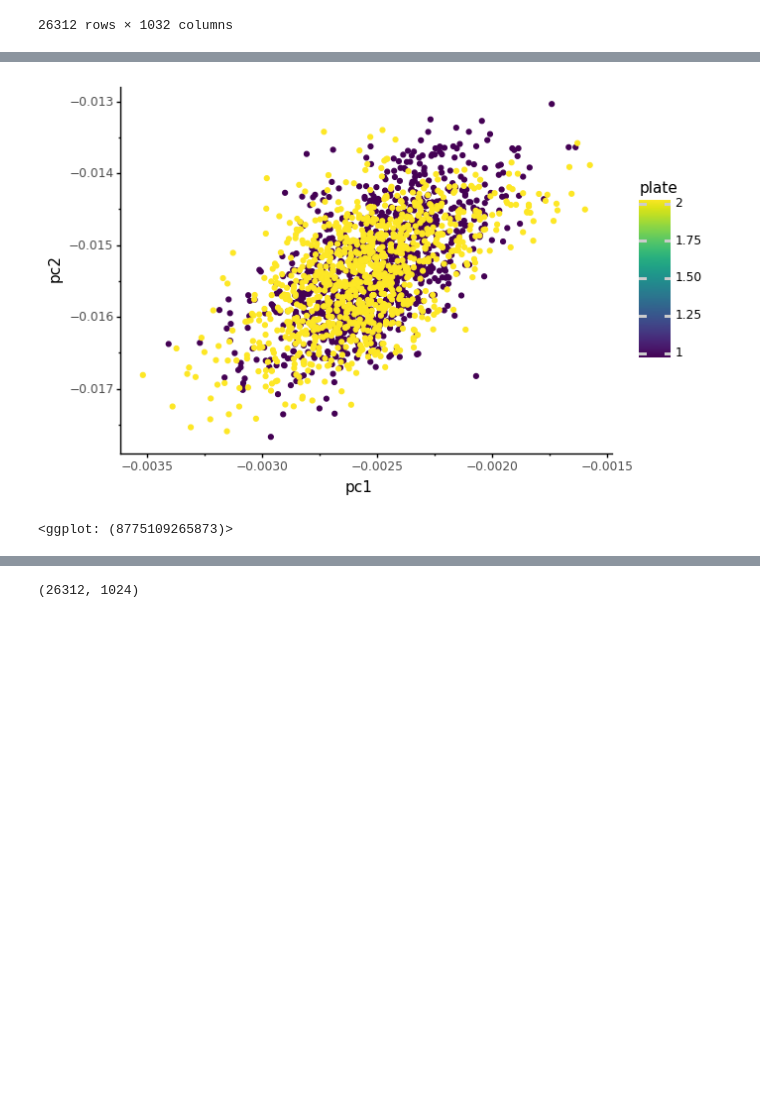
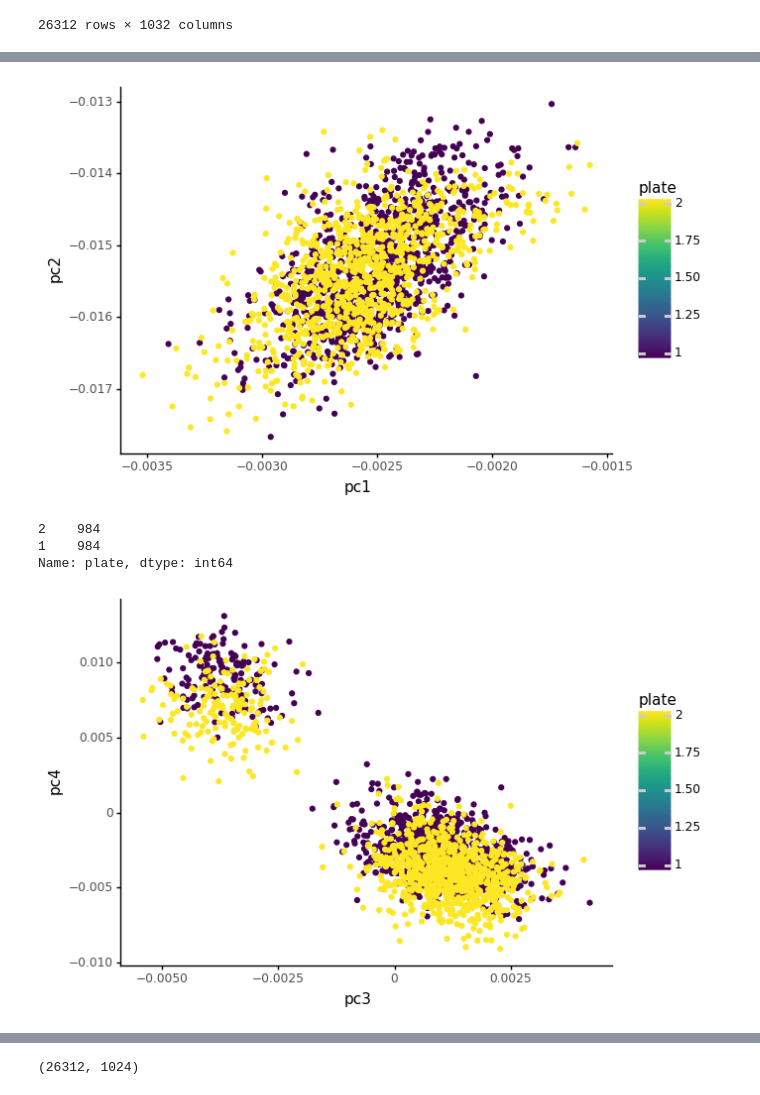
Before and after one commit to djhshih/rxrx-covid, a Jupyter notebook: explore.ipynb, the cells around one changed output, grey strips where cells are left out. Saved outputs shown, nothing was run; the diff lists cells and outputs as text; code cells hidden in the pictures; blank space fills up the shorter version.

```diff
--- a/explore.ipynb
+++ b/explore.ipynb
@@ -123,6 +157,5 @@ Name: disease_condition, Length: 26312, dtype: object
 # %%
-idx = np.where(sample_data.columns == 'feature_0')
-features = sample_data.iloc[:, 8:]
-features.head()
-features.shape
+idx = np.where(sample_data.columns == 'feature_0')[0].item()
+features = sample_data.iloc[:, idx:]
+features
 # %% [output]
@@ -130,5 +175,5 @@ features.shape
 # %%
-pheno = sample_data.iloc[:, :8]
+pheno = sample_data.iloc[:, :idx]
 pheno
 # %% [output]
 |  | site_id | well_id | cell_type | experiment | plate | well | site | disease_condition |
@@ -208,7 +250,20 @@ print(
 )
 # %% [output]
 [figure]
-<ggplot: (8775109265873)>
+# %%
+print(df[df.experiment == 'VERO-1'].plate.value_counts())
+# %% [output]
+2    984
+1    984
+Name: plate, dtype: int64
+# %%
+print(
+    ggplot(df[df.experiment == 'VERO-1'], aes(x = 'pc3', y = 'pc4', colour = 'plate')) +
+      theme_classic() +
+      geom_point()
+)
+# %% [output]
+[figure, added]
 # %%
 print(
     ggplot(df[df.experiment == 'VERO-1'], aes(x = 'pc3', y = 'pc4', colour = 'disease_condition')) +
```
Also changed, not shown: parts of 35 cells of this notebook.
